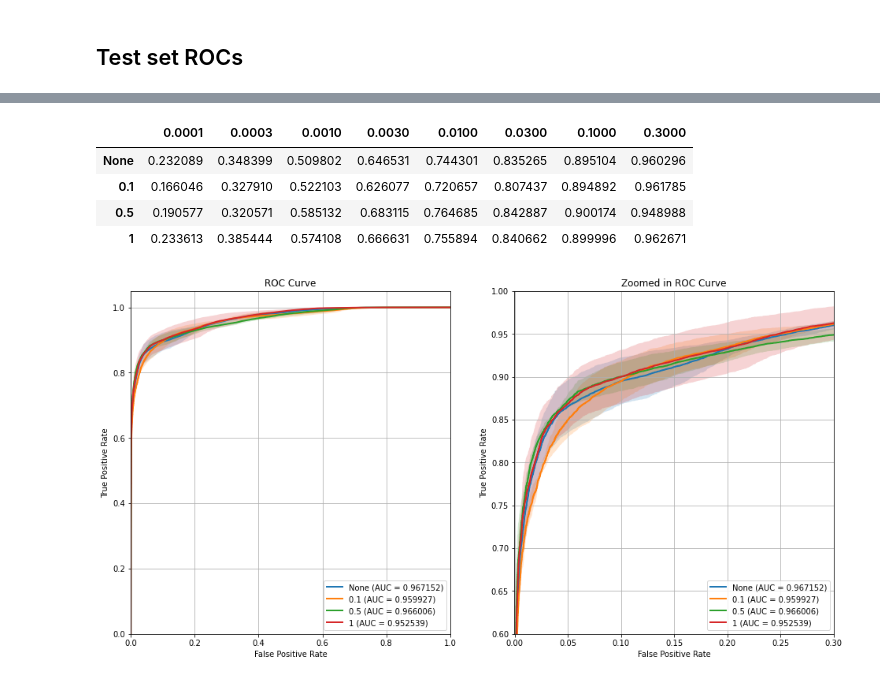
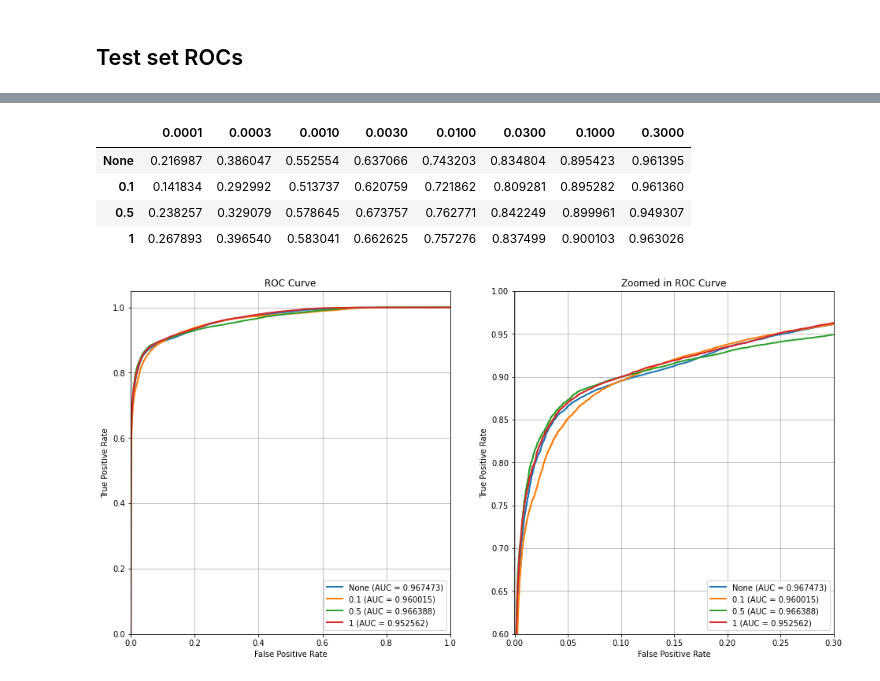
Before and after one commit to dtrizna/nebula, a Jupyter notebook: evaluation/crossValidation/Transformer_Engineering/grad_clip_limit_None_1677328633/results_roc.ipynb, the cells around one changed output, grey strips where cells are left out. Cells and saved outputs as stored; diff of their text form; code cells hidden in the pictures.

```diff
--- a/evaluation/crossValidation/Transformer_Engineering/grad_clip_limit_None_1677328633/results_roc.ipynb
+++ b/evaluation/crossValidation/Transformer_Engineering/grad_clip_limit_None_1677328633/results_roc.ipynb
@@ -56,14 +56,18 @@ model_config = {
     "mean_over_sequence": False
 }
 
-folder = os.path.join(SCRIPT_PATH, "..", "norm_first_limit_None_1677340681")
-data_splits = read_cv_data_splits(folder)
+data_splits = read_cv_data_splits("../learning_rates_limit_None_1677580013/")
 
-roc_metrics_val = get_model_rocs(
-    run_types=["None", "0.1", "0.5", "1"],
-    model_class=TransformerEncoderChunks,
-    model_config=model_config,
-    data_splits=data_splits,
-)
+existing_pickle = os.path.join(folder, "roc_metrics_val.pkl")
+if os.path.exists(existing_pickle):
+    roc_metrics_val = pickle.load(open(existing_pickle, "rb"))
+else:
+    roc_metrics_val = get_model_rocs(
+        run_types=RUN_TYPES,
+        model_class=TransformerEncoderChunks,
+        model_config=model_config,
+        data_splits=data_splits,
+    )
+    pickle.dump(roc_metrics_val, open(existing_pickle, "wb"))
 
 base_fpr_val, tprs_mean_val, tprs_std_val = allign_metrics(roc_metrics_val)
@@ -130,11 +92,16 @@ y_test = np.load(ytestpath)
 splits = 3
 data_splits = [{"X_test": X_test, "y_test": y_test}]*splits
 
-metrics = get_model_rocs(
-    run_types=["None", "0.1", "0.5", "1"],
-    model_class=TransformerEncoderChunks,
-    model_config=model_config,
-    data_splits=data_splits,
-)
+existing_pickle = os.path.join(folder, "roc_metrics_test.pkl")
+if os.path.exists(existing_pickle):
+    metrics = pickle.load(open(existing_pickle, "rb"))
+else:
+    metrics = get_model_rocs(
+        run_types=RUN_TYPES,
+        model_class=TransformerEncoderChunks,
+        model_config=model_config,
+        data_splits=data_splits,
+    )
+    pickle.dump(metrics, open(existing_pickle, "wb"))
 
 base_fpr, tprs_mean, tprs_std = allign_metrics(metrics)
@@ -160,9 +108,10 @@ Evaluating 1_split_2 | Size: 5397377...
 # %%
-report_metrics(base_fpr, tprs_mean, tprs_std, metrics)
+df, axs_test = report_alligned_metrics(base_fpr, tprs_mean, None, metrics)
+df
 # %% [output]
 |  | 0.0001 | 0.0003 | 0.0010 | 0.0030 | 0.0100 | 0.0300 | 0.1000 | 0.3000 |
-| None | 0.232089 | 0.348399 | 0.509802 | 0.646531 | 0.744301 | 0.835265 | 0.895104 | 0.960296 |
-| 0.1 | 0.166046 | 0.327910 | 0.522103 | 0.626077 | 0.720657 | 0.807437 | 0.894892 | 0.961785 |
-| 0.5 | 0.190577 | 0.320571 | 0.585132 | 0.683115 | 0.764685 | 0.842887 | 0.900174 | 0.948988 |
-| 1 | 0.233613 | 0.385444 | 0.574108 | 0.666631 | 0.755894 | 0.840662 | 0.899996 | 0.962671 |
+| None | 0.216987 | 0.386047 | 0.552554 | 0.637066 | 0.743203 | 0.834804 | 0.895423 | 0.961395 |
+| 0.1 | 0.141834 | 0.292992 | 0.513737 | 0.620759 | 0.721862 | 0.809281 | 0.895282 | 0.961360 |
+| 0.5 | 0.238257 | 0.329079 | 0.578645 | 0.673757 | 0.762771 | 0.842249 | 0.899961 | 0.949307 |
+| 1 | 0.267893 | 0.396540 | 0.583041 | 0.662625 | 0.757276 | 0.837499 | 0.900103 | 0.963026 |
-[figure, old version]
+[figure, new version]
```
Also changed, not shown: parts of 7 cells of this notebook, 49 other files.
